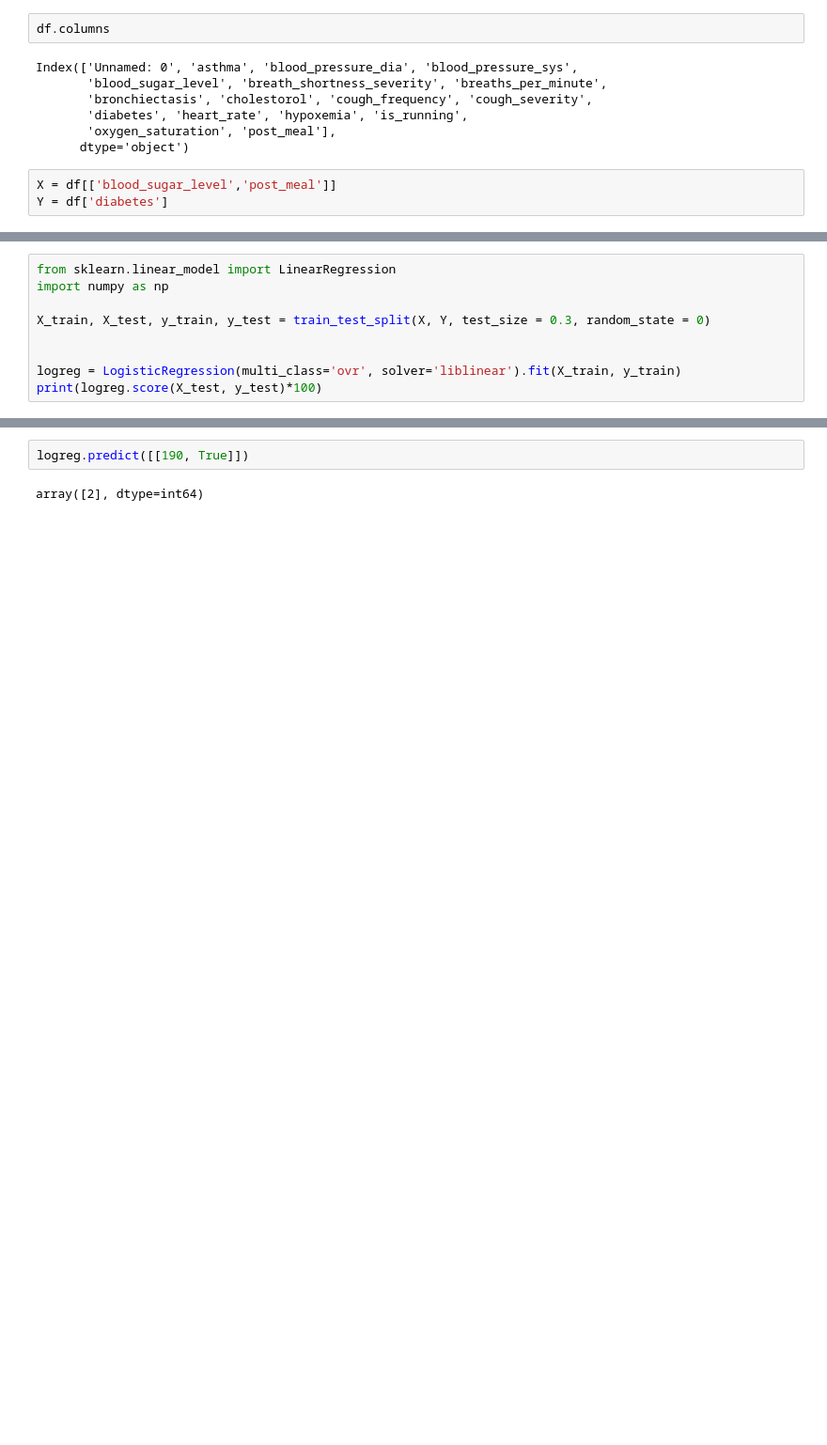
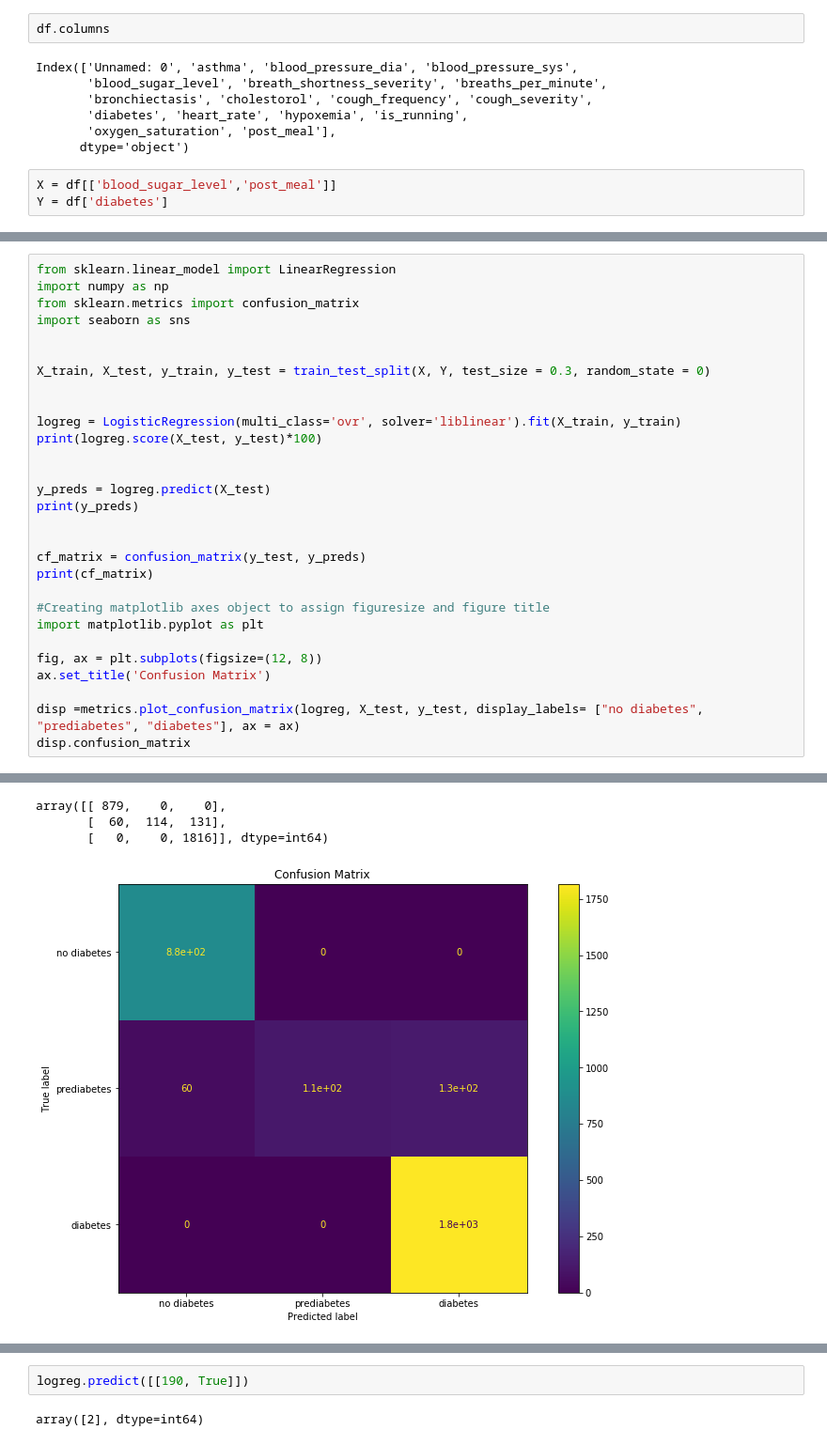
Before and after one commit to abhilashsaj/Wearable-Based-Health-Monitoring-System, a Jupyter notebook: Prediction Models.ipynb, the cells around one changed output, grey strips where cells are left out. Shown at 94% size. Drawn from its saved outputs; the diff is of its cells as text; blank space fills up the shorter version.

```diff
--- a/Prediction Models.ipynb
+++ b/Prediction Models.ipynb
@@ -237,11 +237,31 @@ Y = df['diabetes']
 # %%
 from sklearn.linear_model import LinearRegression
 import numpy as np
+from sklearn.metrics import confusion_matrix
+import seaborn as sns
+
 
 X_train, X_test, y_train, y_test = train_test_split(X, Y, test_size = 0.3, random_state = 0)
 
 
 logreg = LogisticRegression(multi_class='ovr', solver='liblinear').fit(X_train, y_train)
 print(logreg.score(X_test, y_test)*100)
+
+
+y_preds = logreg.predict(X_test)
+print(y_preds)
+
+
+cf_matrix = confusion_matrix(y_test, y_preds)
+print(cf_matrix)
+
+#Creating matplotlib axes object to assign figuresize and figure title
+import matplotlib.pyplot as plt
+
+fig, ax = plt.subplots(figsize=(12, 8))
+ax.set_title('Confusion Matrix')
+
+disp =metrics.plot_confusion_matrix(logreg, X_test, y_test, display_labels= ["no diabetes", "prediabetes", "diabetes"], ax = ax)
+disp.confusion_matrix
 # %% [output]
 93.63333333333334
@@ -247,0 +272,4 @@ print(logreg.score(X_test, y_test)*100)
+array([[ 879,    0,    0],
+       [  60,  114,  131],
+       [   0,    0, 1816]], dtype=int64)
+[figure, added]
```
Also changed, not shown: parts of 15 cells of this notebook, 1 other file.
